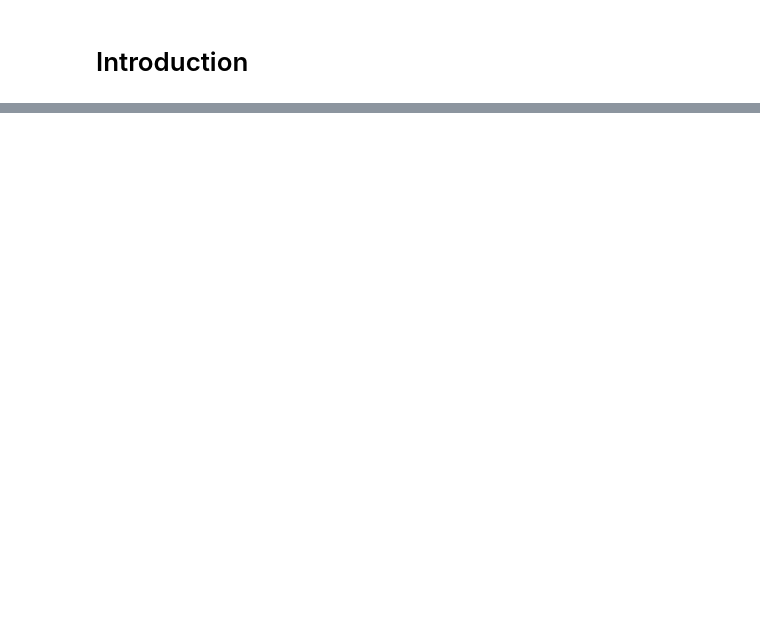
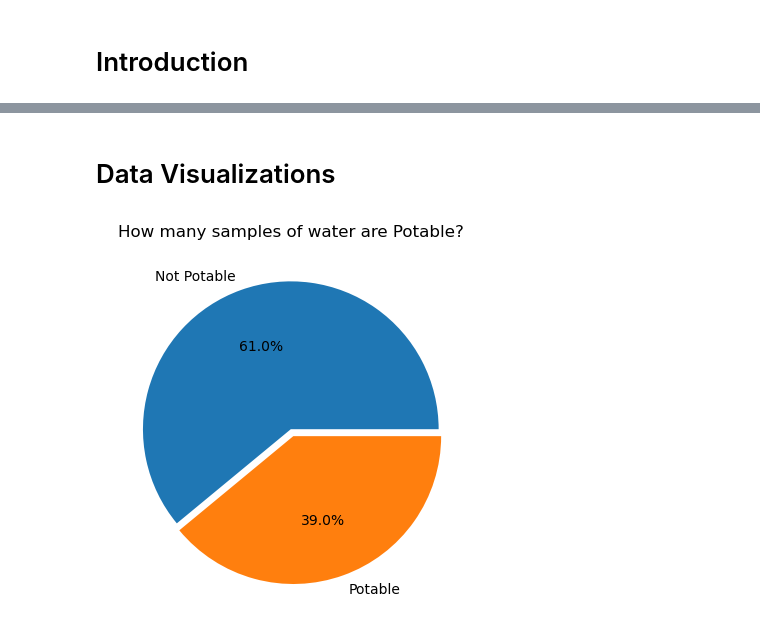
Before and after one commit to al-dayviid21/Water_Quality_Prediction, a Jupyter notebook: Water_Quality_Prediction.ipynb, the cells around one changed output, grey strips where cells are left out. Drawn from its saved outputs; the diff is of its cells as text; code cells hidden in the pictures; blank space fills up the shorter version.

Commit message:
Create Visuals

```diff
--- a/Water_Quality_Prediction.ipynb
+++ b/Water_Quality_Prediction.ipynb
@@ -10,0 +38,3 @@ Thus, the aim of this project is to predict the quality of water for drinking pu
+# %%
+df = pd.read_csv('water_POTABILITY.csv')
+df.head()
@@ -10,0 +80,12 @@ Thus, the aim of this project is to predict the quality of water for drinking pu
+# %%
+df.columns = [col.upper() for col in df.columns]
+# %% [markdown]
+# Data Visualizations
+# %%
+pt = df['POTABILITY'].value_counts()
+explode = (0,0.05)
+plt.pie(pt.values, labels=['Not Potable', 'Potable'], autopct='%1.1f%%', explode=explode)
+plt.title('How many samples of water are Potable?')
+plt.show()
+# %% [output]
+[figure, added]
```
Also changed, not shown: parts of 13 cells of this notebook.
